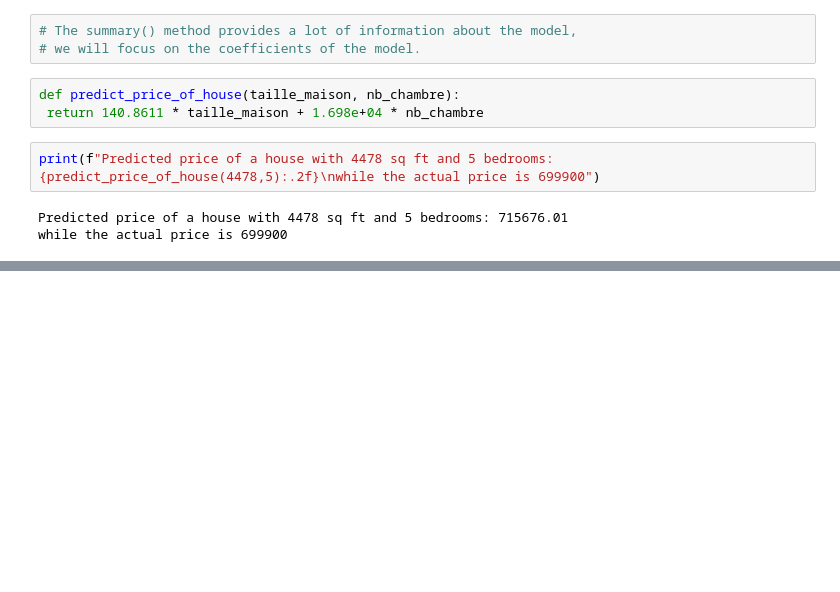
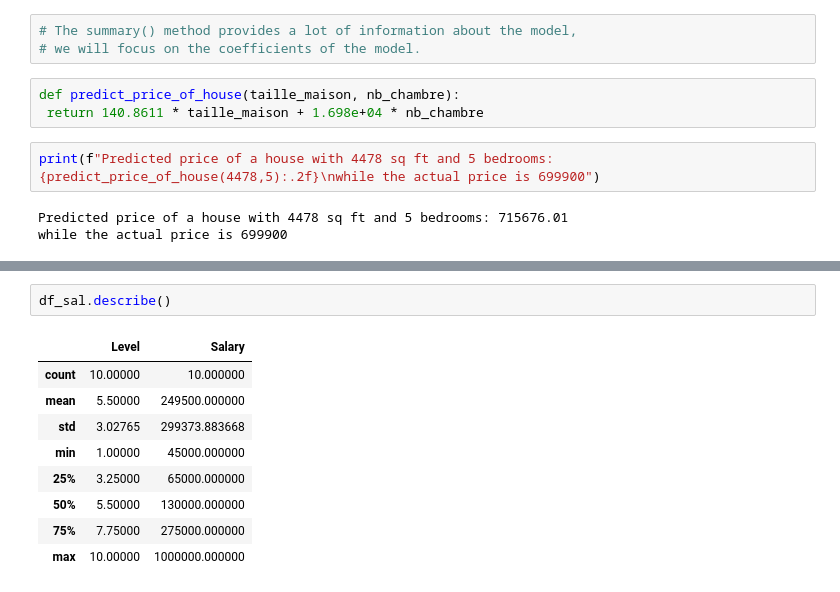
Before and after one commit to mo-hamedaziz/Machine-Learning-Labs, a Jupyter notebook: TP4/tp4.ipynb, the cells around one changed output, grey strips where cells are left out. Saved outputs shown, nothing was run; the diff lists cells and outputs as text; blank space fills up the shorter version.

```diff
--- a/TP4/tp4.ipynb
+++ b/TP4/tp4.ipynb
@@ -394 +396,13 @@ df_sal.head()
+# %%
+df_sal.describe()
+# %% [output]
+|  | Level | Salary |
+| count | 10.00000 | 10.000000 |
+| mean | 5.50000 | 249500.000000 |
+| std | 3.02765 | 299373.883668 |
+| min | 1.00000 | 45000.000000 |
+| 25% | 3.25000 | 65000.000000 |
+| 50% | 5.50000 | 130000.000000 |
+| 75% | 7.75000 | 275000.000000 |
+| max | 10.00000 | 1000000.000000 |
 # %%
```
Also changed, not shown: parts of 10 cells of this notebook.
